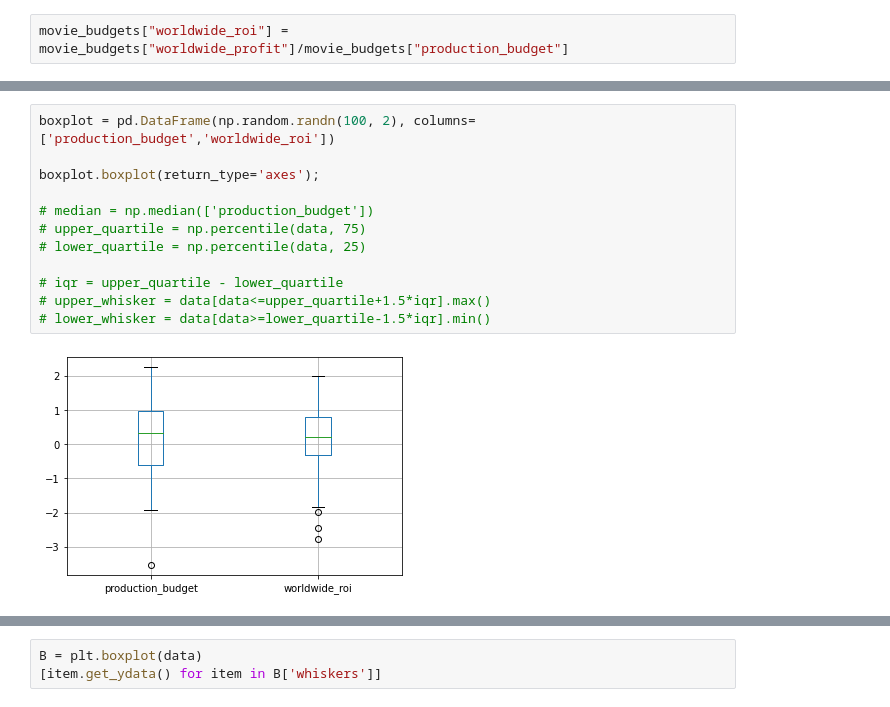
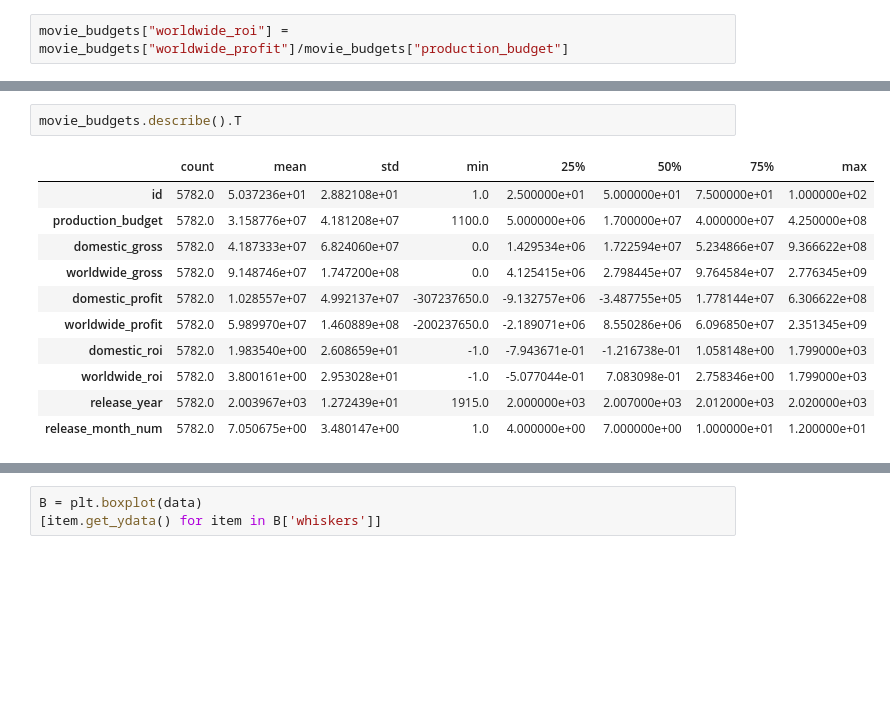
Before and after one commit to jmarkowi/Microsoft-Studios-Analysis, a Jupyter notebook: lorela_working_nb.ipynb, the cells around one changed output, grey strips where cells are left out. Cells and saved outputs as stored; diff of their text form; blank space fills up the shorter version.

```diff
--- a/lorela_working_nb.ipynb
+++ b/lorela_working_nb.ipynb
@@ -52,14 +42,14 @@ movie_budgets['production_budget'].hist()
-# %%
-boxplot = pd.DataFrame(np.random.randn(100, 2), columns=['production_budget','worldwide_roi'])
-
-boxplot.boxplot(return_type='axes');
-
-# median = np.median(['production_budget'])
-# upper_quartile = np.percentile(data, 75)
-# lower_quartile = np.percentile(data, 25)
-
-# iqr = upper_quartile - lower_quartile
-# upper_whisker = data[data<=upper_quartile+1.5*iqr].max()
-# lower_whisker = data[data>=lower_quartile-1.5*iqr].min()
-# %% [output]
-[figure, removed]
+# %%
+movie_budgets.describe().T
+# %% [output]
+|  | count | mean | std | min | 25% | 50% | 75% | max |
+| id | 5782.0 | 5.037236e+01 | 2.882108e+01 | 1.0 | 2.500000e+01 | 5.000000e+01 | 7.500000e+01 | 1.000000e+02 |
+| production_budget | 5782.0 | 3.158776e+07 | 4.181208e+07 | 1100.0 | 5.000000e+06 | 1.700000e+07 | 4.000000e+07 | 4.250000e+08 |
+| domestic_gross | 5782.0 | 4.187333e+07 | 6.824060e+07 | 0.0 | 1.429534e+06 | 1.722594e+07 | 5.234866e+07 | 9.366622e+08 |
+| worldwide_gross | 5782.0 | 9.148746e+07 | 1.747200e+08 | 0.0 | 4.125415e+06 | 2.798445e+07 | 9.764584e+07 | 2.776345e+09 |
+| domestic_profit | 5782.0 | 1.028557e+07 | 4.992137e+07 | -307237650.0 | -9.132757e+06 | -3.487755e+05 | 1.778144e+07 | 6.306622e+08 |
+| worldwide_profit | 5782.0 | 5.989970e+07 | 1.460889e+08 | -200237650.0 | -2.189071e+06 | 8.550286e+06 | 6.096850e+07 | 2.351345e+09 |
+| domestic_roi | 5782.0 | 1.983540e+00 | 2.608659e+01 | -1.0 | -7.943671e-01 | -1.216738e-01 | 1.058148e+00 | 1.799000e+03 |
+| worldwide_roi | 5782.0 | 3.800161e+00 | 2.953028e+01 | -1.0 | -5.077044e-01 | 7.083098e-01 | 2.758346e+00 | 1.799000e+03 |
+| release_year | 5782.0 | 2.003967e+03 | 1.272439e+01 | 1915.0 | 2.000000e+03 | 2.007000e+03 | 2.012000e+03 | 2.020000e+03 |
+| release_month_num | 5782.0 | 7.050675e+00 | 3.480147e+00 | 1.0 | 4.000000e+00 | 7.000000e+00 | 1.000000e+01 | 1.200000e+01 |
```
Also changed, not shown: parts of 6 cells of this notebook, 1 other file.
